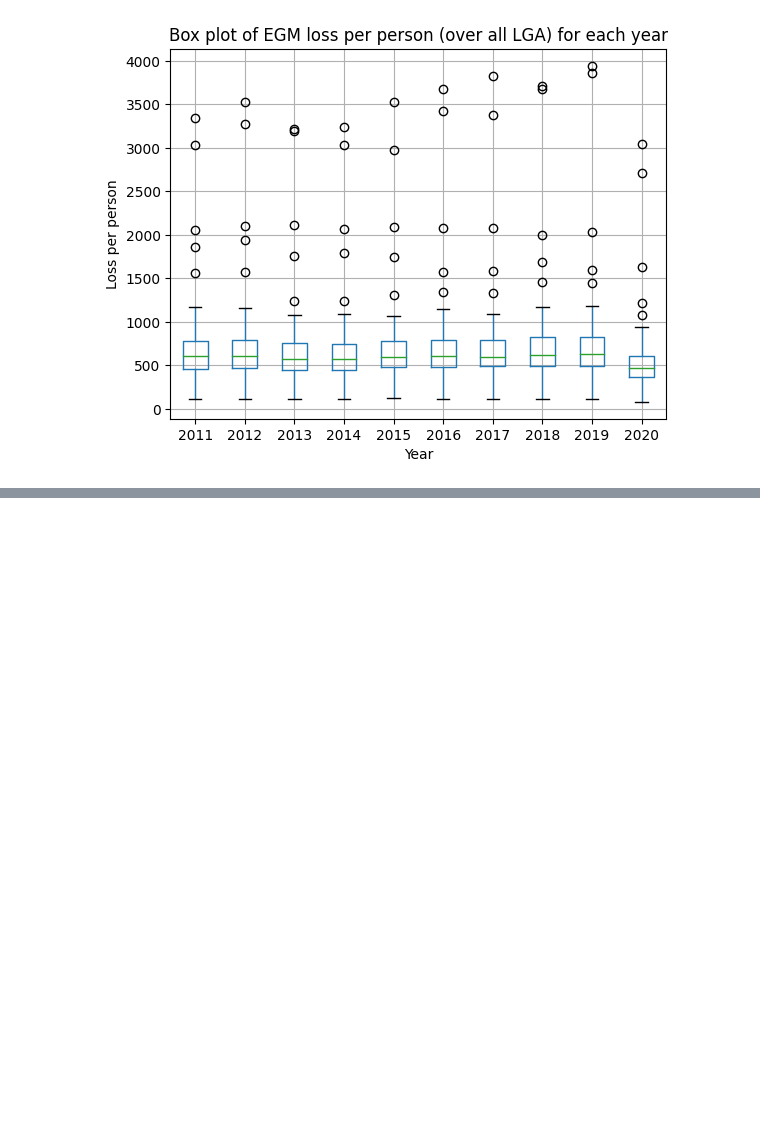
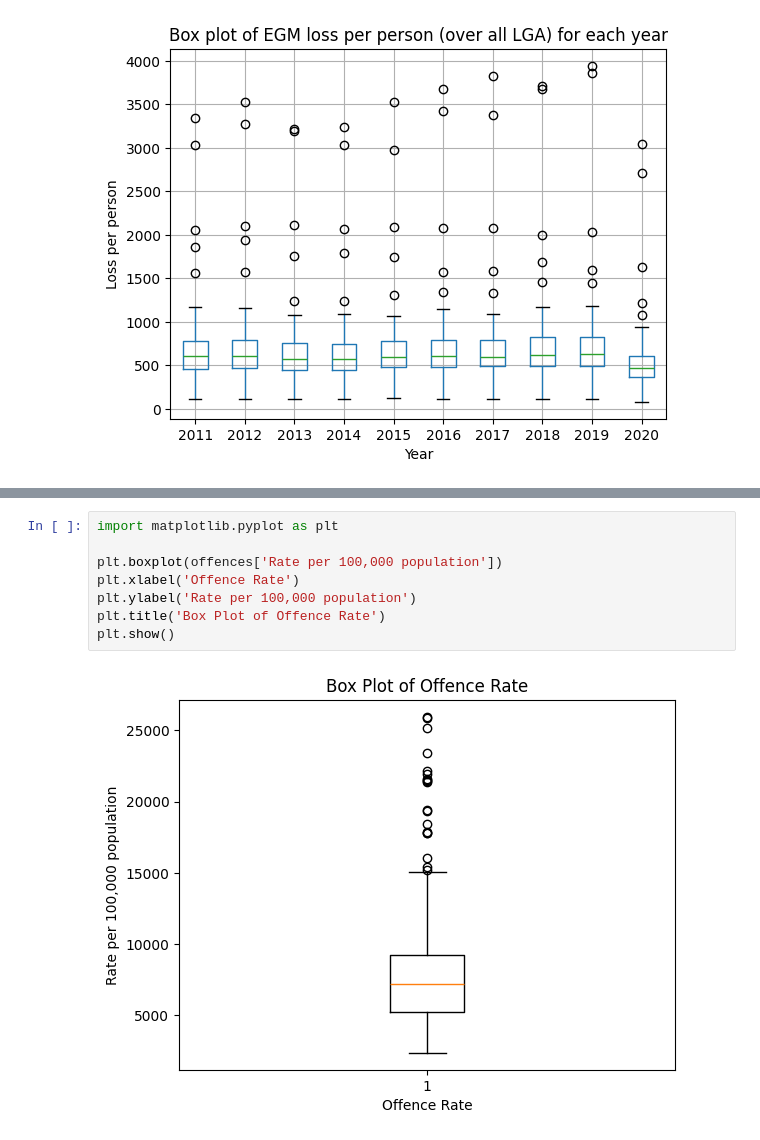
Before and after one commit to khangluong2004/COMP20008_Assignment2, a Jupyter notebook: michael/eda.ipynb, the cells around one changed output, grey strips where cells are left out. Saved outputs shown, nothing was run; the diff lists cells and outputs as text; blank space fills up the shorter version.

```diff
--- a/michael/eda.ipynb
+++ b/michael/eda.ipynb
@@ -305,0 +314,10 @@ for name, group in egm_offence_df.groupby('LGA'):
+# %%
+import matplotlib.pyplot as plt
+
+plt.boxplot(offences['Rate per 100,000 population'])
+plt.xlabel('Offence Rate')
+plt.ylabel('Rate per 100,000 population')
+plt.title('Box Plot of Offence Rate')
+plt.show()
+# %% [output]
+[figure, added]
```
Also changed, not shown: parts of 9 cells of this notebook.
